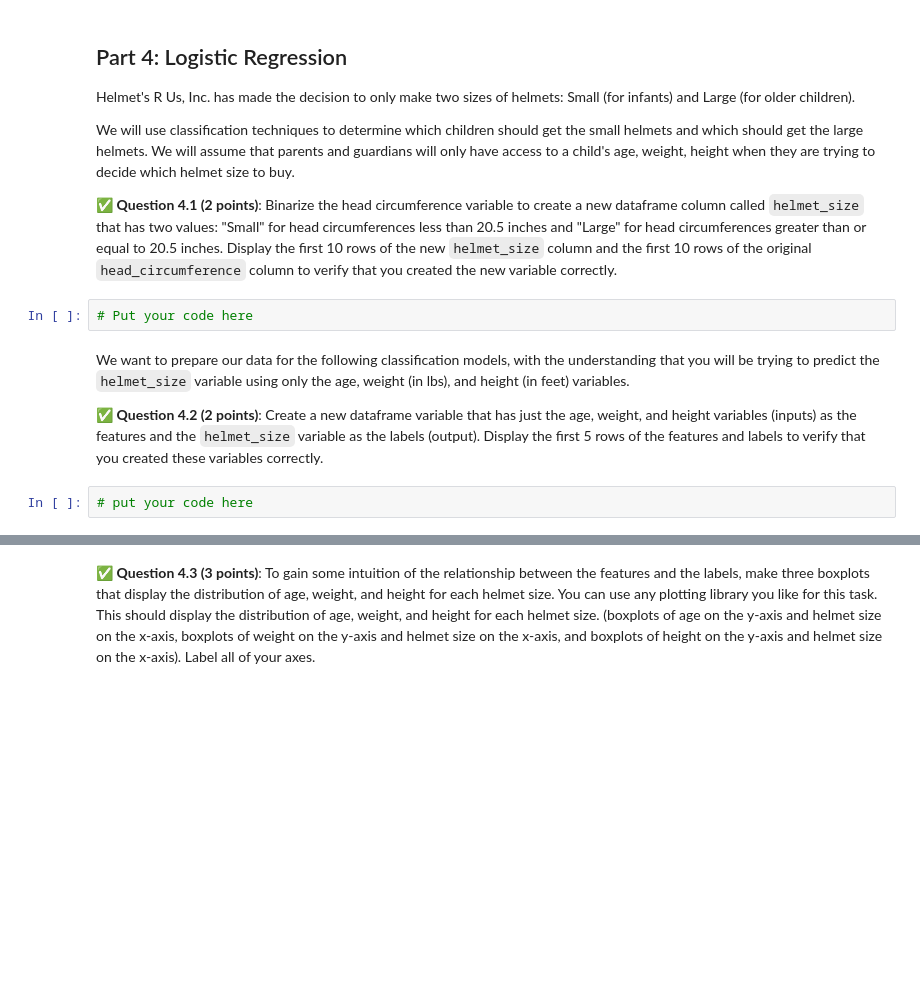
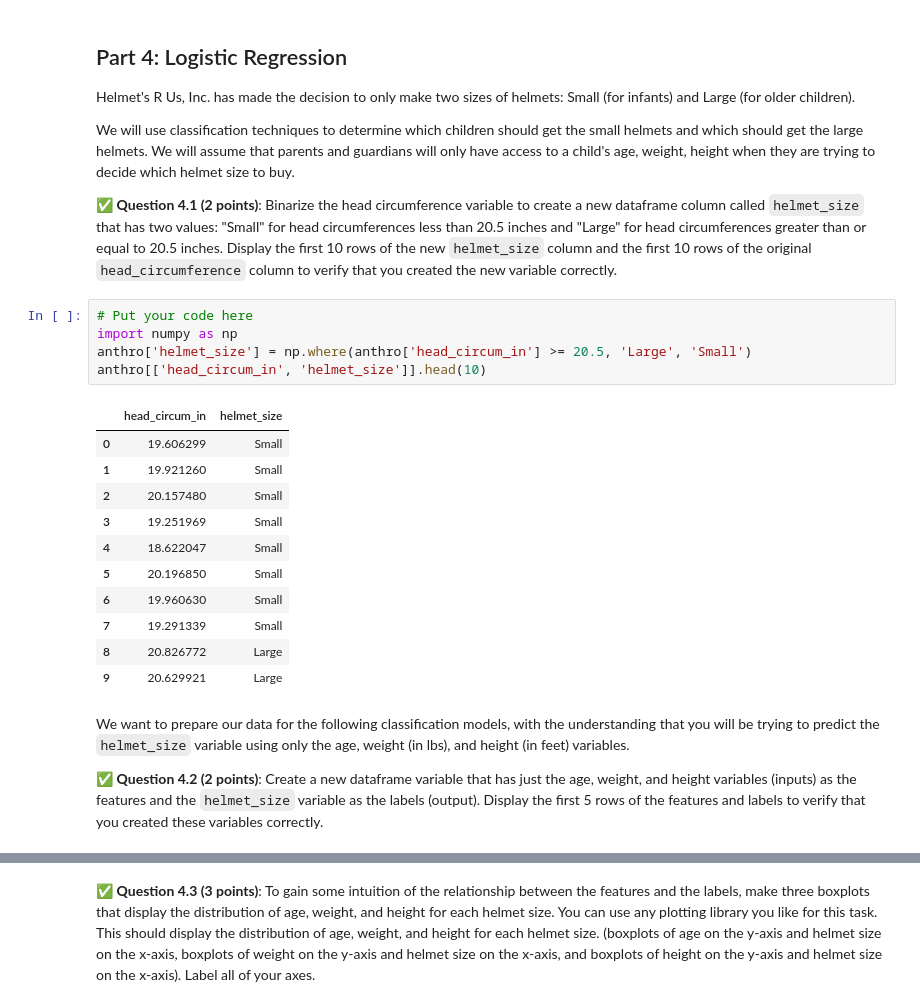
Before and after one commit to ilanberen/CMSE202-s26-turnin, a Jupyter notebook: hw-04/HW-04_RegressionClassification-STUDENT.ipynb, the cells around one changed output, grey strips where cells are left out. Saved outputs shown, nothing was run; the diff lists cells and outputs as text; blank space fills up the shorter version.

```diff
--- a/hw-04/HW-04_RegressionClassification-STUDENT.ipynb
+++ b/hw-04/HW-04_RegressionClassification-STUDENT.ipynb
@@ -236,11 +236,24 @@ Helmet's R Us, Inc. has made the decision to only make two sizes of helmets: Sma
 We will use classification techniques to determine which children should get the small helmets and which should get the large helmets. We will assume that parents and guardians will only have access to a child's age, weight, height when they are trying to decide which helmet size to buy.
 
 &#9989;  **Question 4.1 (2 points)**: Binarize the head circumference variable to create a new dataframe column called `helmet_size` that has two values: "Small" for head circumferences less than 20.5 inches and "Large" for head circumferences greater than or equal to 20.5 inches. Display the first 10 rows of the new `helmet_size` column and the first 10 rows of the original `head_circumference` column to verify that you created the new variable correctly.
-# %%
-# Put your code here
+# %%
+# Put your code here
+import numpy as np
+anthro['helmet_size'] = np.where(anthro['head_circum_in'] >= 20.5, 'Large', 'Small')
+anthro[['head_circum_in', 'helmet_size']].head(10)
+# %% [output]
+|  | head_circum_in | helmet_size |
+| 0 | 19.606299 | Small |
+| 1 | 19.921260 | Small |
+| 2 | 20.157480 | Small |
+| 3 | 19.251969 | Small |
+| 4 | 18.622047 | Small |
+| 5 | 20.196850 | Small |
+| 6 | 19.960630 | Small |
+| 7 | 19.291339 | Small |
+| 8 | 20.826772 | Large |
+| 9 | 20.629921 | Large |
 # %% [markdown]
 We want to prepare our data for the following classification models, with the understanding that you will be trying to predict the `helmet_size` variable using only the age, weight (in lbs), and height (in feet) variables.
 
 &#9989;  **Question 4.2 (2 points)**: Create a new dataframe variable that has just the age, weight, and height variables (inputs) as the features and the `helmet_size` variable as the labels (output). Display the first 5 rows of the features and labels to verify that you created these variables correctly.
-# %%
-# put your code here
```
Also changed, not shown: parts of 15 cells of this notebook.
